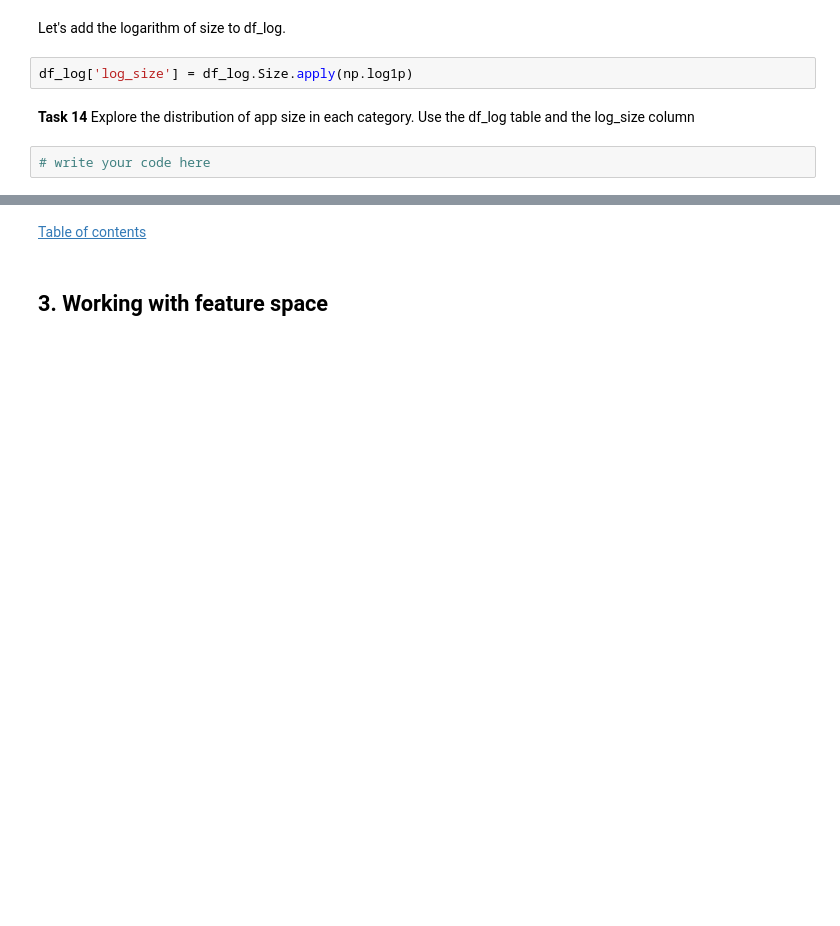
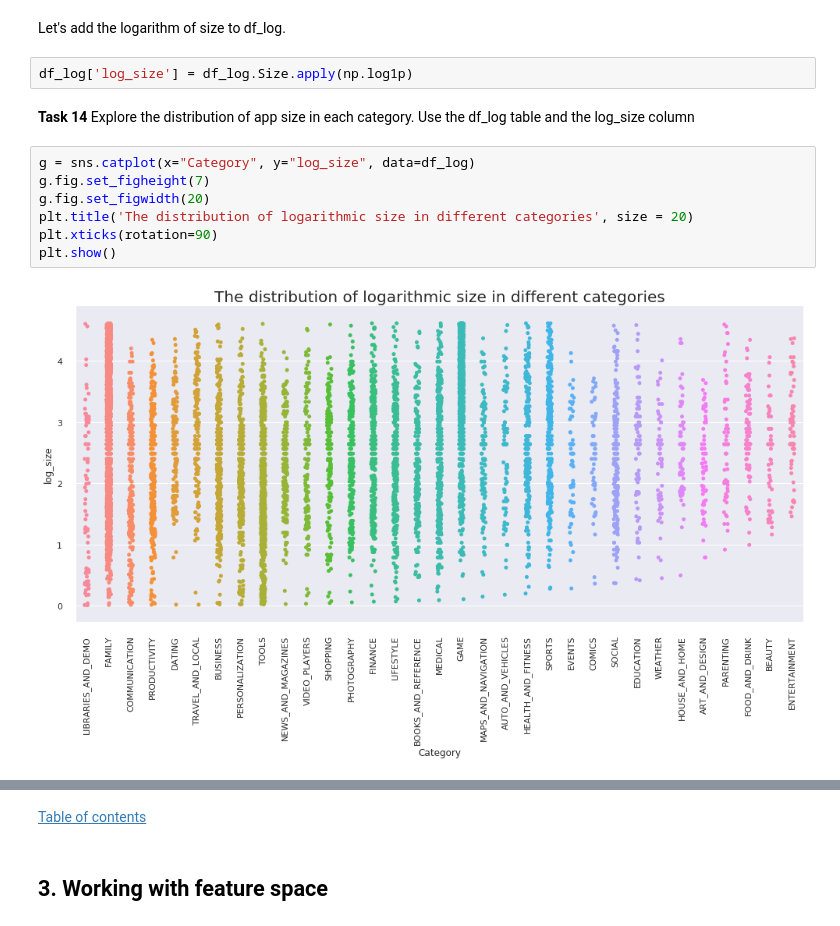
Before and after one commit to antoineodier/workshop1_ml, a Jupyter notebook: notebook_workshop_task.ipynb, the cells around one changed output, grey strips where cells are left out. Cells and saved outputs as stored; diff of their text form; blank space fills up the shorter version.

```diff
--- a/notebook_workshop_task.ipynb
+++ b/notebook_workshop_task.ipynb
@@ -1258,5 +1343,12 @@ Let's add the logarithm of size to df_log.
 df_log['log_size'] = df_log.Size.apply(np.log1p)
 # %% [markdown]
 **Task 14** Explore the distribution of app size in each category. Use the df_log table and the log_size column
-# %%
-# write your code here
+# %%
+g = sns.catplot(x="Category", y="log_size", data=df_log)
+g.fig.set_figheight(7)
+g.fig.set_figwidth(20)
+plt.title('The distribution of logarithmic size in different categories', size = 20)
+plt.xticks(rotation=90)
+plt.show()
+# %% [output]
+[figure, added]
```
Also changed, not shown: parts of 26 cells of this notebook.
